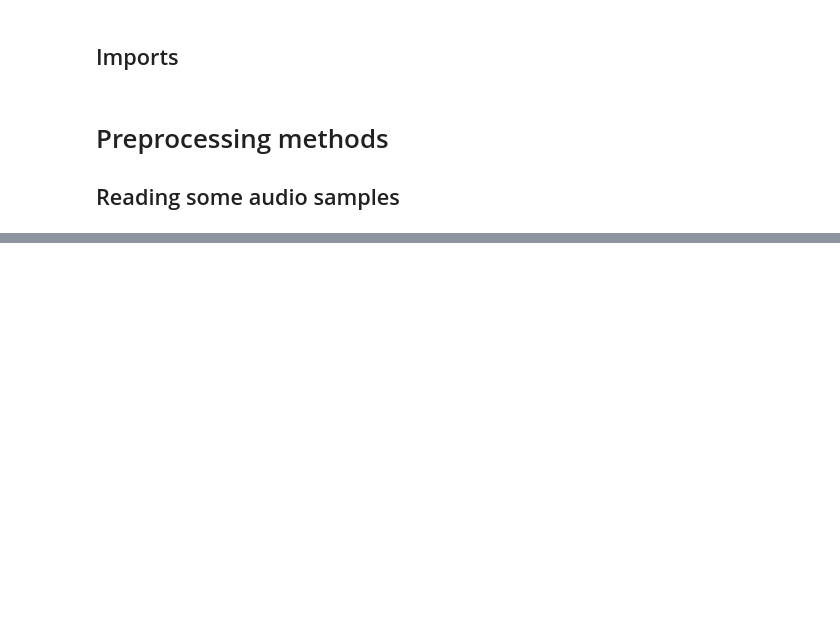
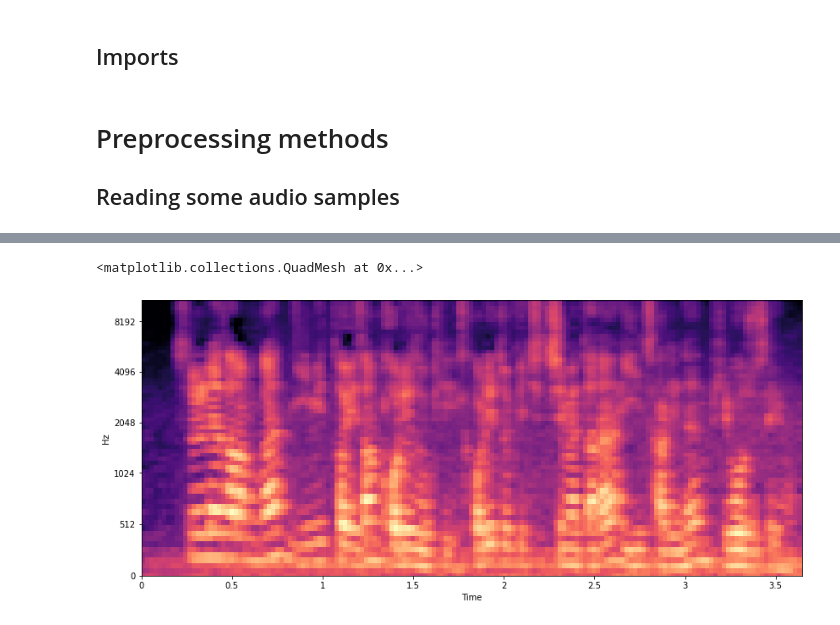
Before and after one commit to zashin-AI/JongHo, a Jupyter notebook: Methods_for_sound_noise_reduction.ipynb, the cells around one changed output, grey strips where cells are left out. Drawn from its saved outputs; the diff is of its cells as text; code cells hidden in the pictures; blank space fills up the shorter version.

```diff
--- a/Methods_for_sound_noise_reduction.ipynb
+++ b/Methods_for_sound_noise_reduction.ipynb
@@ -47,0 +67,7 @@ sd.play(y2, sr)
+# %%
+S2 = librosa.feature.melspectrogram(y=y2, sr=sr, n_mels=64)
+D2 = librosa.power_to_db(S2, ref=np.max)
+librosa.display.specshow(D2, x_axis='time', y_axis='mel')
+# %% [output]
+<matplotlib.collections.QuadMesh at 0x...>
+[figure, added]
```
Also changed, not shown: parts of 12 cells of this notebook, 1 other file.
